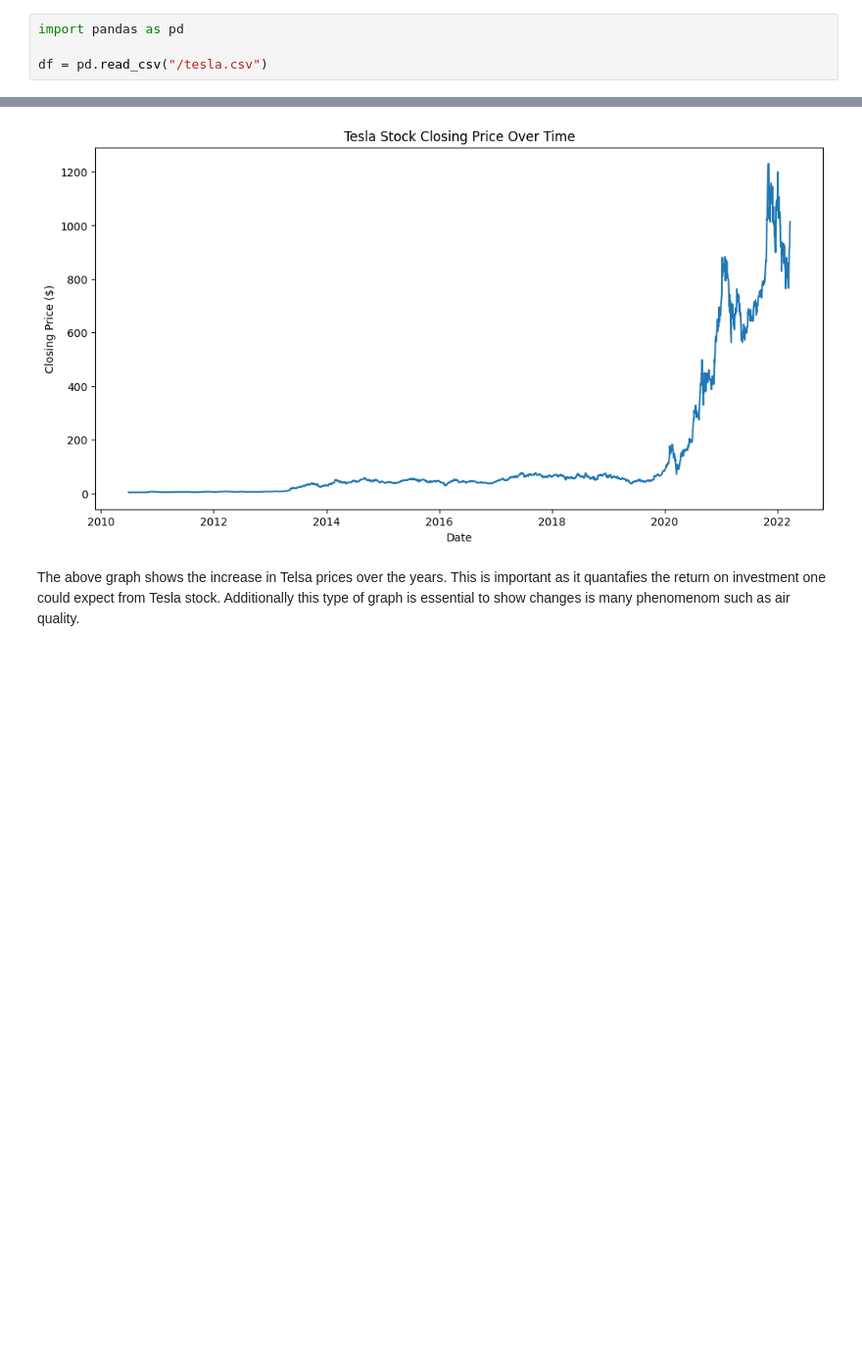
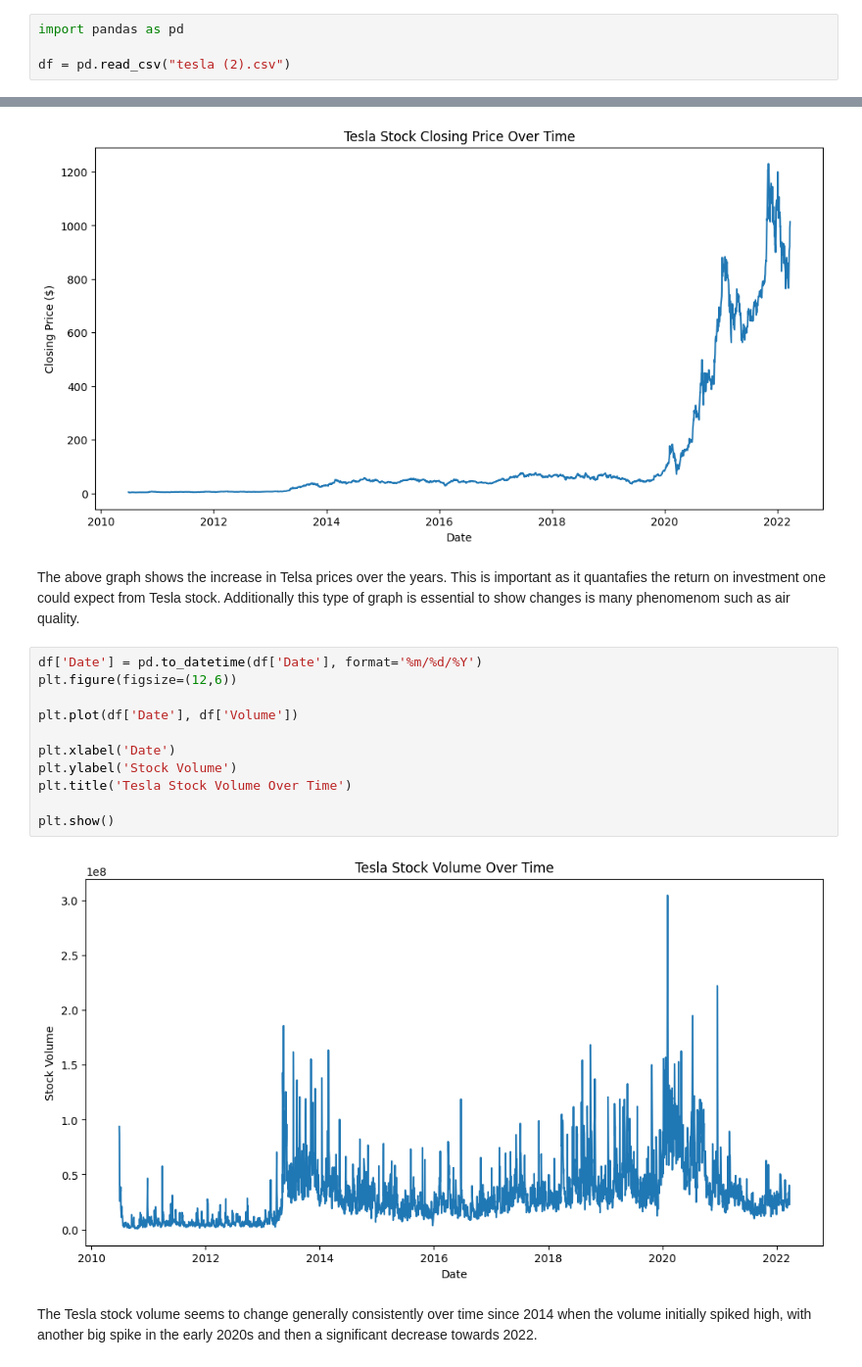
Before and after one commit to tur79490/cis-2004-Kaggle-Notebook, a Jupyter notebook: CIS2004_Dataset_Explore__Ali_Hamed_.ipynb, the cells around one changed output, grey strips where cells are left out. Shown at 98% size. Saved outputs shown, nothing was run; the diff lists cells and outputs as text; blank space fills up the shorter version.

Commit message:
Add volume line plot to notebook, fixes issue #1

```diff
--- a/CIS2004_Dataset_Explore__Ali_Hamed_.ipynb
+++ b/CIS2004_Dataset_Explore__Ali_Hamed_.ipynb
@@ -1,7 +1,7 @@
 # %%
 import pandas as pd
 
-df = pd.read_csv("/tesla.csv")
+df = pd.read_csv("tesla (2).csv")
 # %%
 df.head()
 # %% [output]
@@ -78,3 +76,18 @@ plt.show()
 The above graph shows the increase in Telsa prices over the years.
 This is important as it quantafies the return on investment one could expect from Tesla stock.
 Additionally this type of graph is essential to show changes is many phenomenom such as air quality.
+# %%
+df['Date'] = pd.to_datetime(df['Date'], format='%m/%d/%Y')
+plt.figure(figsize=(12,6))
+
+plt.plot(df['Date'], df['Volume'])
+
+plt.xlabel('Date')
+plt.ylabel('Stock Volume')
+plt.title('Tesla Stock Volume Over Time')
+
+plt.show()
+# %% [output]
+[figure, added]
+# %% [markdown]
+The Tesla stock volume seems to change generally consistently over time since 2014 when the volume initially spiked high, with another big spike in the early 2020s and then a significant decrease towards 2022.
```
Also changed, not shown: parts of 3 cells of this notebook.
